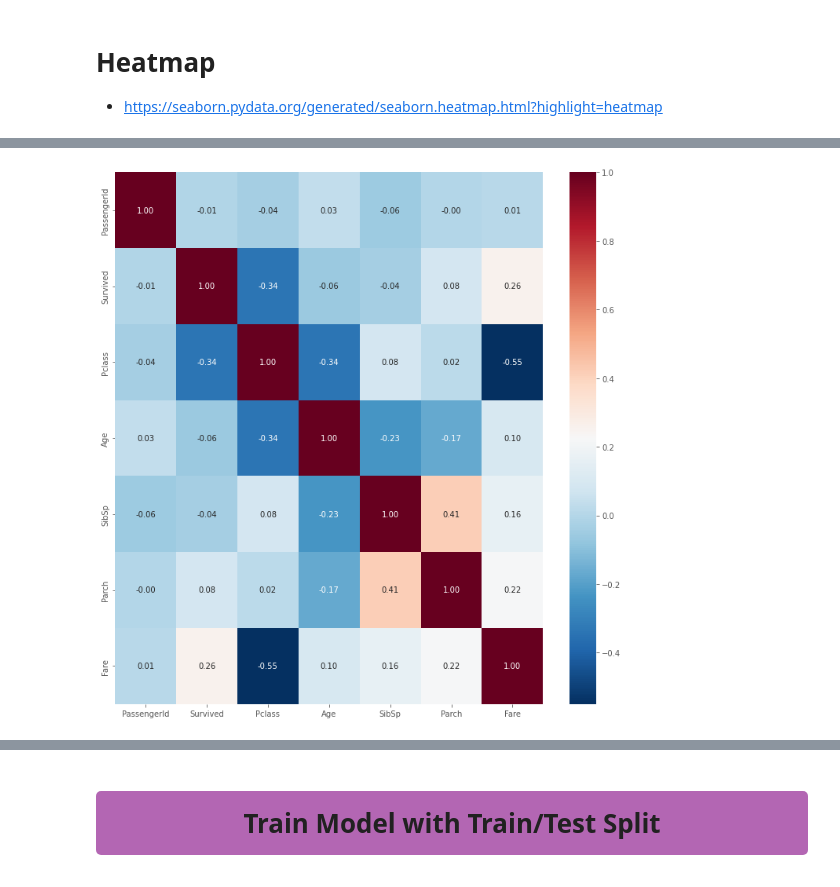
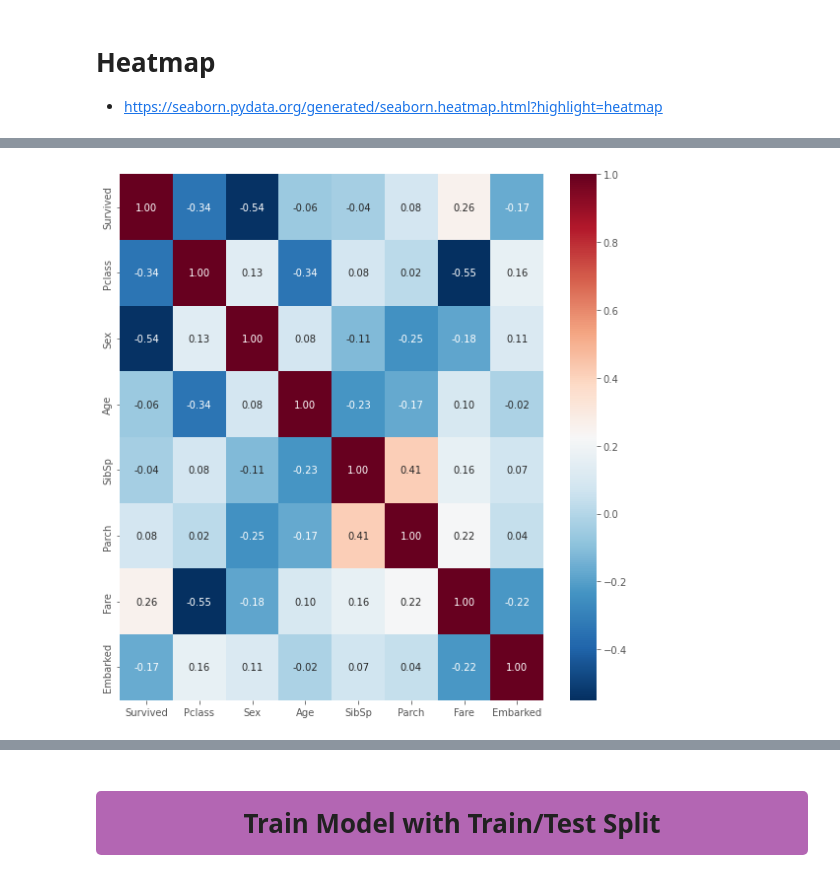
Before and after one commit to melling/ml-kaggle-titanic, a Jupyter notebook: logistic-regression-series.ipynb, the cells around one changed output, grey strips where cells are left out. Saved outputs shown, nothing was run; the diff lists cells and outputs as text; code cells hidden in the pictures.

```diff
--- a/logistic-regression-series.ipynb
+++ b/logistic-regression-series.ipynb
@@ -388,10 +360,10 @@ train["Embarked"].fillna(train["Embarked"].value_counts().idxmax(), inplace=True
 Leaving the SimpleImputer code uncommented.  It should do nothing since we filled in the values above.
 # %%
 impute_mean = SimpleImputer(missing_values=np.nan, strategy="mean", verbose=1)
-m = impute_mean.fit_transform(X[["Age"]])
+m = impute_mean.fit_transform(train[["Age"]])
 # mt = impute_mean.transform(test[["Age"]])
 
-X["Age"] = impute_mean.fit_transform(X[["Age"]])
+train["Age"] = impute_mean.fit_transform(train[["Age"]])
 test["Age"] = impute_mean.transform(test[["Age"]])
 # %% [markdown]
 ### At this point we no longer have missing values
@@ -467,8 +421,19 @@ female = 1
 # %%
 replacement_dict = {"female": 0, "male": 1}
 
-X["Sex"] = X["Sex"].map(replacement_dict)
-X_test["Sex"] = X_test["Sex"].map(replacement_dict)
+train["Sex"] = train["Sex"].map(replacement_dict)
+test["Sex"] = test["Sex"].map(replacement_dict)
+# %%
+from sklearn.preprocessing import LabelEncoder
+
+
+def label_encoder(train, test, columns):
+    for col in columns:
+        train[col] = train[col].astype(str)
+        test[col] = test[col].astype(str)
+        train[col] = LabelEncoder().fit_transform(train[col])
+        test[col] = LabelEncoder().fit_transform(test[col])
+    return train, test
 # %% [markdown]
 ### Encode `Embarked`
 
@@ -494,6 +441,6 @@ pd.get_dummies(X["Embarked"], drop_first=True).head()
 # %%
-X = pd.get_dummies(X[FEATURES], drop_first=True)
-X_test = pd.get_dummies(test[FEATURES], drop_first=True)
+train, test = label_encoder(train, test, ["Embarked"])
+# X_test = pd.get_dummies(test[FEATURES], drop_first=True)
 
-X.head()
+train.head()
 # %% [output]
@@ -604,9 +498,9 @@ corr.style.background_gradient(cmap="coolwarm")
 # %%
-plt.figure(figsize=(10, 10))
+plt.figure(figsize=(8, 8))
 sns.heatmap(train.corr(), annot=True, fmt=".2f", cmap="RdBu_r")  # PuBuGn RdBu_r
 shape = np.triu(train.corr())
 # sns.heatmap(train.corr(), annot=True, fmt=".2f", mask=shape, cmap="RdBu_r")
 plt.tight_layout()
 plt.show()
 # %% [output]
-[figure, old version]
+[figure, new version]
```
Also changed, not shown: parts of 39 cells of this notebook.
